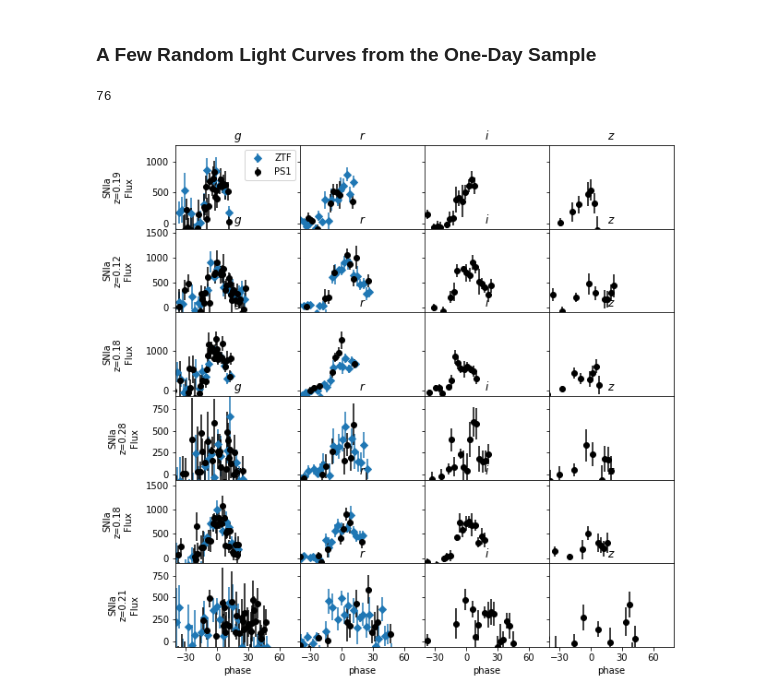
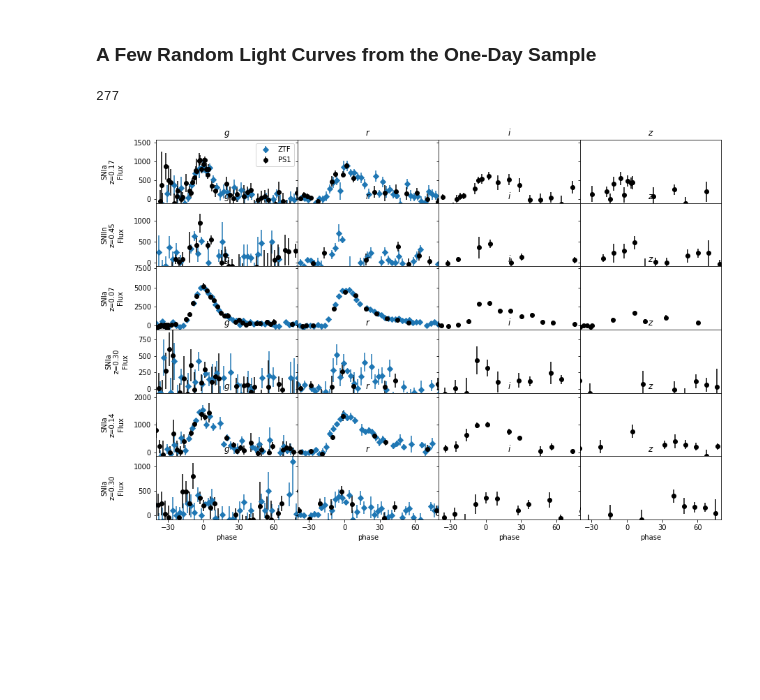
Before and after one commit to djones1040/YSE_SIM, a Jupyter notebook: analysis/YSE_Survey_Metrics.ipynb, the cells around one changed output. Cells and saved outputs as stored; diff of their text form; code cells hidden in the pictures; blank space fills up the shorter version.

```diff
--- a/analysis/YSE_Survey_Metrics.ipynb
+++ b/analysis/YSE_Survey_Metrics.ipynb
@@ -67,13 +69,17 @@ I'm going to make a couple pie charts showing the number of SNe we're detecting
 # %%
-plt.rcParams['figure.figsize'] = (10,10)
+plt.rcParams['figure.figsize'] = (15,10)
 types = ['SNIa-91bg','SNIax','CART','SNIIn','SNIb','SNIc','SNII','SNIa','ILOT']
 def absolute_value(val):
     a  = np.round(val/100.*np.sum(sizes), 0)
     return '%i'%a
 # %%
 sizes = [len(X.snid[X.SIM_TYPE == t]) for t in types]
-ax = plt.subplot(111)
-ax.set_title('%i SNe from YSE'%np.sum(sizes),fontsize=15)
-op = ax.pie(sizes, labels=types,
+ax1,ax2 = plt.subplot(121),plt.subplot(122)
+ax1.set_title('%i SNe from YSE'%np.sum(sizes),fontsize=15)
+op = ax1.pie(sizes, labels=types,
     autopct=absolute_value, shadow=False)
+sizes = [len(X.snid[X.index[iSNR]][X.SIM_TYPE[X.index[iSNR]] == t]) for t in types]
+ax2.set_title('%i SNe from YSE, >3 detections'%np.sum(sizes),fontsize=15)
+op = ax2.pie(sizes, labels=types,
+    autopct=absolute_value, shadow=False)
 # %% [output]
@@ -88,12 +94,13 @@ iOneDay = []
 for i,cid in enumerate(X.snid):
     sn = X.loc[cid]
     mjd = np.concatenate((sn['mjd_g'],sn['mjd_r'],sn['mjd_i'],sn['mjd_z']))
-    iMJD = (mjd > sn['SIM_PEAKMJD']-5)
-    if np.median(mjd[iMJD][1:10] -  mjd[iMJD][:9]) >= 1.5: continue
+    if np.median(mjd[1:10] -  mjd[:9]) > 2.0: continue
+    #except: import pdb; pdb.set_trace()
     iOneDay += [i]
-sizes = [len(X.snid[X.index[iOneDay]][X.SIM_TYPE[X.index[iOneDay]] == t]) for t in types]
-ax = plt.subplot(111)
-ax.set_title('%i SNe from YSE 1-day Survey'%np.sum(sizes),fontsize=15)
-op = ax.pie(sizes, labels=types,
-    autopct=absolute_value, shadow=False)
+if len(iOneDay):
+    sizes = [len(X.snid[X.index[iOneDay]][X.SIM_TYPE[X.index[iOneDay]] == t]) for t in types]
+    ax = plt.subplot(111)
+    ax.set_title('%i SNe from YSE 1-day Survey'%np.sum(sizes),fontsize=15)
+    op = ax.pie(sizes, labels=types,
+        autopct=absolute_value, shadow=False)
 # %% [output]
@@ -225,7 +239,7 @@ plotLCs(sample(range(len(X.snid)),6))
 ### A Few Random Light Curves from the One-Day Sample
 # %%
 print(len(iOneDay))
-plotLCs(sample(iOneDay,6))
+if len(iOneDay): plotLCs(sample(iOneDay,6))
 # %% [output]
-76
+277
-[figure, old version]
+[figure, new version]
```
Also changed, not shown: parts of 11 cells of this notebook, 1 other file.
